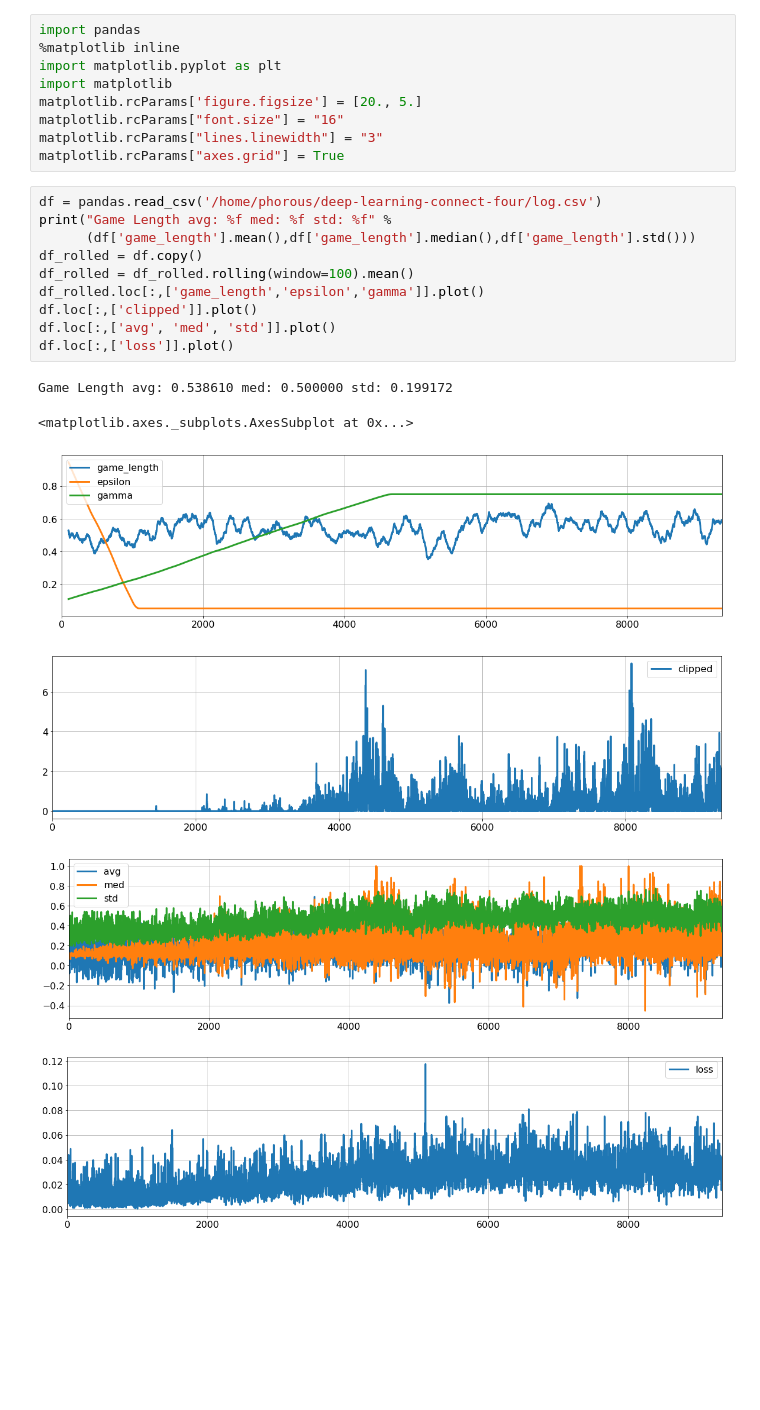
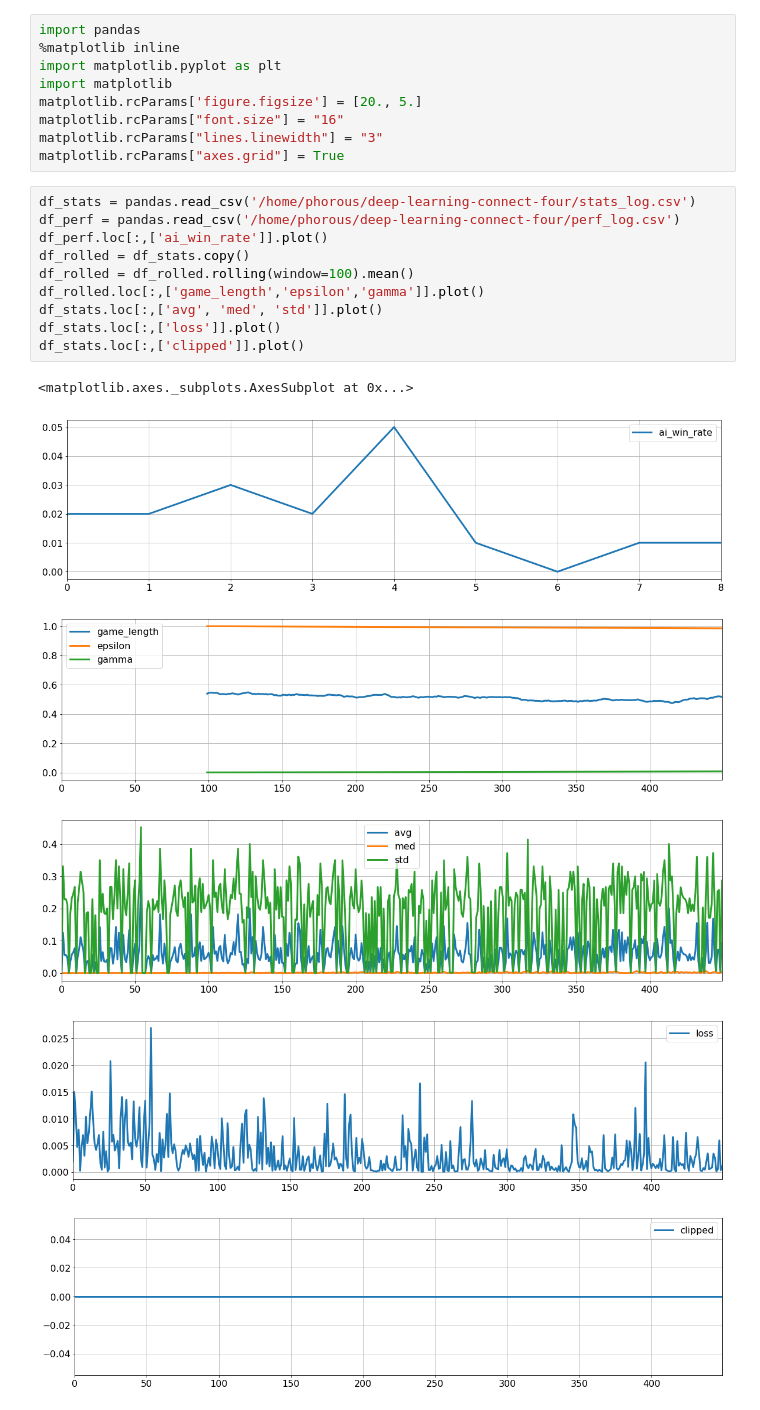
Before and after one commit to csvance/deep-connect-four, a Jupyter notebook: dqn_performance_analysis.ipynb, the cells around one changed output. Saved outputs shown, nothing was run; the diff lists cells and outputs as text; blank space fills up the shorter version.

```diff
--- a/dqn_performance_analysis.ipynb
+++ b/dqn_performance_analysis.ipynb
@@ -8,19 +8,19 @@ matplotlib.rcParams["font.size"] = "16"
 matplotlib.rcParams["lines.linewidth"] = "3"
 matplotlib.rcParams["axes.grid"] = True
 # %%
-df = pandas.read_csv('/home/phorous/deep-learning-connect-four/log.csv')
-print("Game Length avg: %f med: %f std: %f" %
-      (df['game_length'].mean(),df['game_length'].median(),df['game_length'].std()))
-df_rolled = df.copy()
+df_stats = pandas.read_csv('/home/phorous/deep-learning-connect-four/stats_log.csv')
+df_perf = pandas.read_csv('/home/phorous/deep-learning-connect-four/perf_log.csv')
+df_perf.loc[:,['ai_win_rate']].plot()
+df_rolled = df_stats.copy()
 df_rolled = df_rolled.rolling(window=100).mean()
 df_rolled.loc[:,['game_length','epsilon','gamma']].plot()
-df.loc[:,['clipped']].plot()
-df.loc[:,['avg', 'med', 'std']].plot()
-df.loc[:,['loss']].plot()
+df_stats.loc[:,['avg', 'med', 'std']].plot()
+df_stats.loc[:,['loss']].plot()
+df_stats.loc[:,['clipped']].plot()
 # %% [output]
-Game Length avg: 0.538610 med: 0.500000 std: 0.199172
+<matplotlib.axes._subplots.AxesSubplot at 0x...>
-<matplotlib.axes._subplots.AxesSubplot at 0x...>
-[figure, old version]
+[figure, new version]
-[figure, old version]
+[figure, new version]
-[figure, old version]
+[figure, new version]
-[figure, old version]
+[figure, new version]
+[figure, added]
```
Also changed, not shown: 3 other files.
